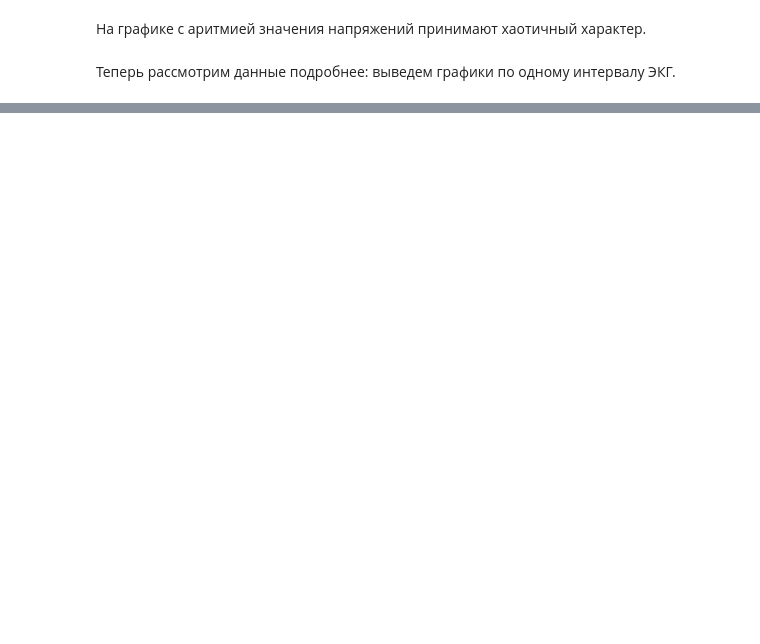
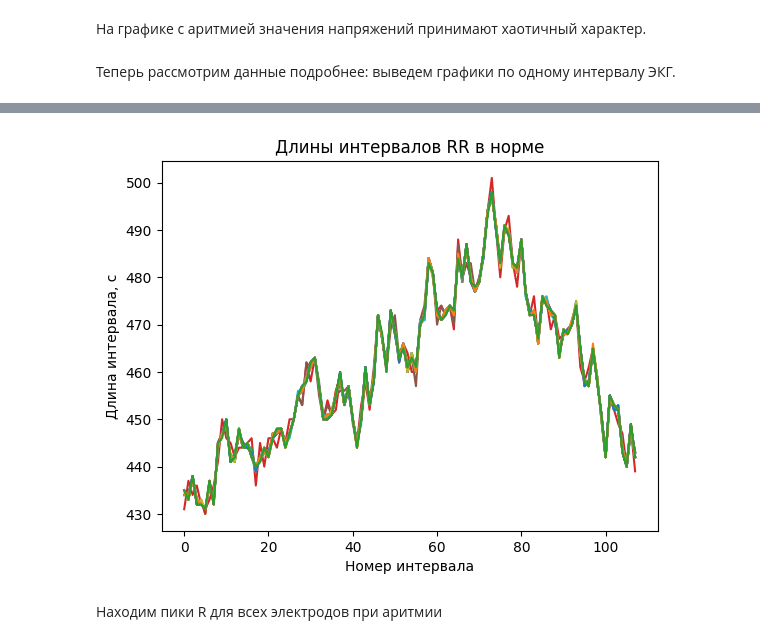
Before and after one commit to multifacs/ecg-analysis, a Jupyter notebook: ECG.ipynb, the cells around one changed output, grey strips where cells are left out. Drawn from its saved outputs; the diff is of its cells as text; code cells hidden in the pictures; blank space fills up the shorter version.

```diff
--- a/ECG.ipynb
+++ b/ECG.ipynb
@@ -448,0 +518,35 @@ pass
+# %%
+# data_normal.head(1500)[['A1', 'B2']].plot(figsize=(15,10)).set(xlabel="t", ylabel="V")
+
+peaks_normal = []
+
+for col in data_normal.columns:
+    l = len(data_normal[col])
+    # l = 2000
+    threshold = 5000
+
+    x, _ = find_peaks(data_normal.head(l)[col], height=threshold, distance=300)
+    peaks_normal.append(x)
+
+# plt.plot(data_normal.head(l)[col])
+# plt.plot(peaks_normal, data_normal.head(l)[col][peaks_normal], "x")
+# plt.show()
+# %%
+intervals_normal = []
+
+for col in range(0, len(data_normal.columns)):
+    t = []
+    for x in range(0, len(peaks_normal[col]) - 1):
+        t.append(peaks_normal[col][x + 1] - peaks_normal[col][x])
+    plt.plot(t, label=data_normal.columns[col])
+    intervals_normal.append(t)
+
+# plt.plot(intervals_normal)
+plt.title('Длины интервалов RR в норме')
+plt.xlabel('Номер интервала')
+plt.ylabel('Длина интервала, с')
+plt.show()
+# %% [output]
+[figure, added]
+# %% [markdown]
+Находим пики R для всех электродов при аритмии
```
Also changed, not shown: parts of 31 cells of this notebook.
